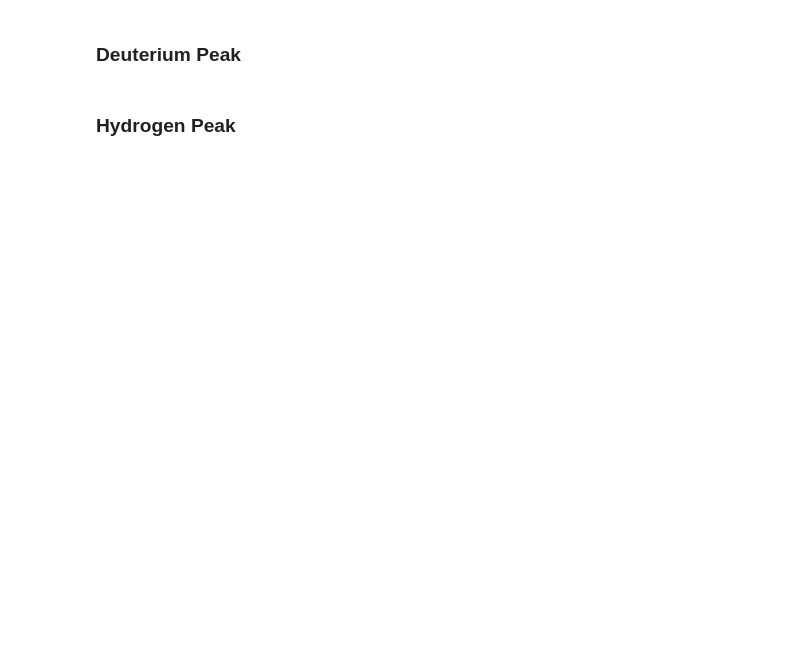
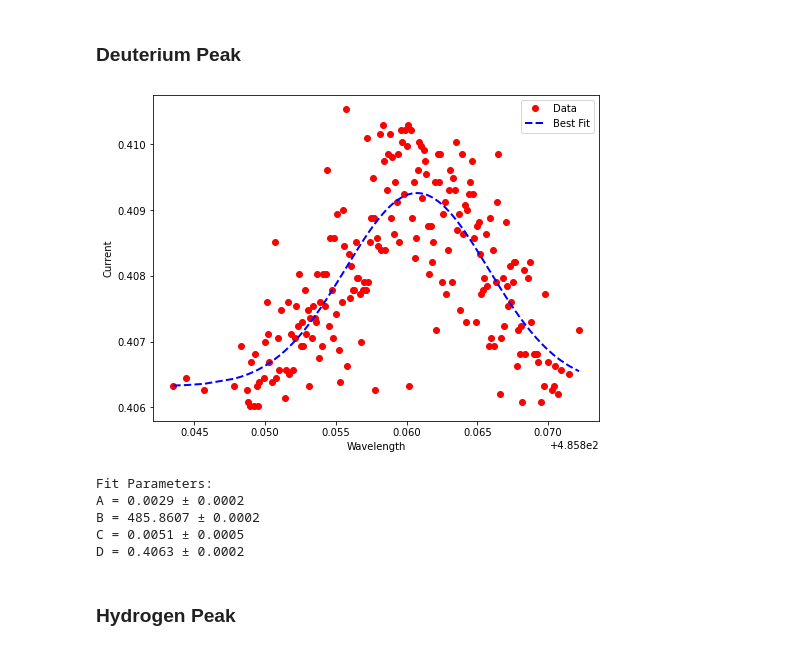
Before and after one commit to MazinDan/H2D2-Lab, a Jupyter notebook: H2D2 Lab/Mazin H2D2 Lab.ipynb, the cells around one changed output. Drawn from its saved outputs; the diff is of its cells as text; code cells hidden in the pictures; blank space fills up the shorter version.

```diff
--- a/H2D2 Lab/Mazin H2D2 Lab.ipynb
+++ b/H2D2 Lab/Mazin H2D2 Lab.ipynb
@@ -130,16 +155,22 @@ plt.show()
 # %% [markdown]
 ### Deuterium Peak
 # %%
-x_data_2_p1 = [i for i in x_data_2 if i <= 485.92]
-d2_p1_pts = len(x_data_2_p1)
+paired_data_2p1 = [(x, y) for x, y in zip(x_data_2, y_data_2) if x < 485.92]
+filtered_data_2p1 = [(x, y) for x, y in paired_data_2p1 if y >= 0.406]
 
-y_data_2_p1 = y_data_2[:d2_p1_pts]
-
+x_data_2_p1, y_data_2_p1 = zip(*filtered_data_2p1)
 x_data_2p1 = np.array(x_data_2_p1)
 y_data_2p1 = np.array(y_data_2_p1)
 
 initial_guess = [0.42, 485.86, .004, 0.402]
-fit_and_plot_gaussian(np.array(x_data_2p1), np.array(y_data_2p1), initial_guess)
+fit_and_plot_gaussian(x_data_2p1, y_data_2p1, initial_guess)
+# %% [output]
+[figure, added]
+Fit Parameters:
+A = 0.0029 ± 0.0002
+B = 485.8607 ± 0.0002
+C = 0.0051 ± 0.0005
+D = 0.4063 ± 0.0002
 # %% [markdown]
 ### Hydrogen Peak
 # %%
```
Also changed, not shown: parts of 16 cells of this notebook.
